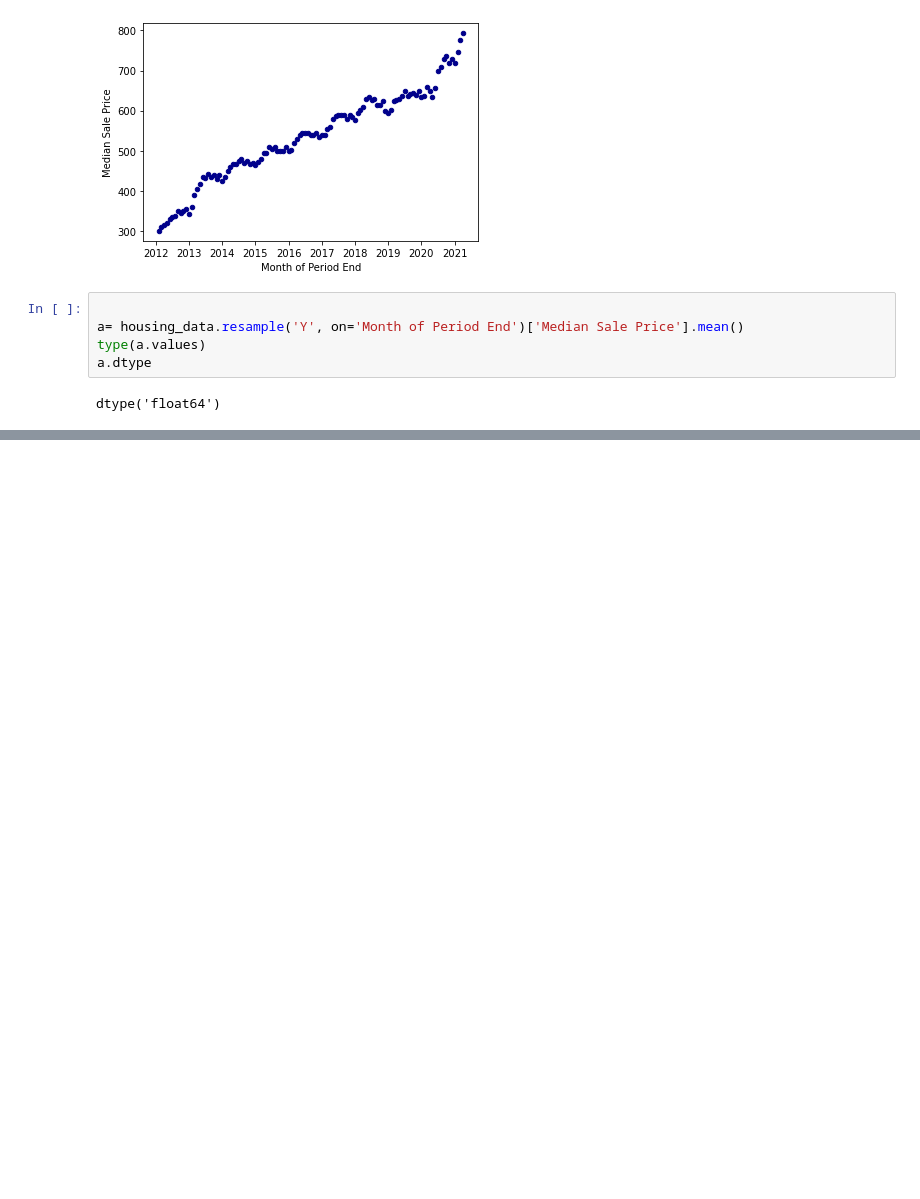
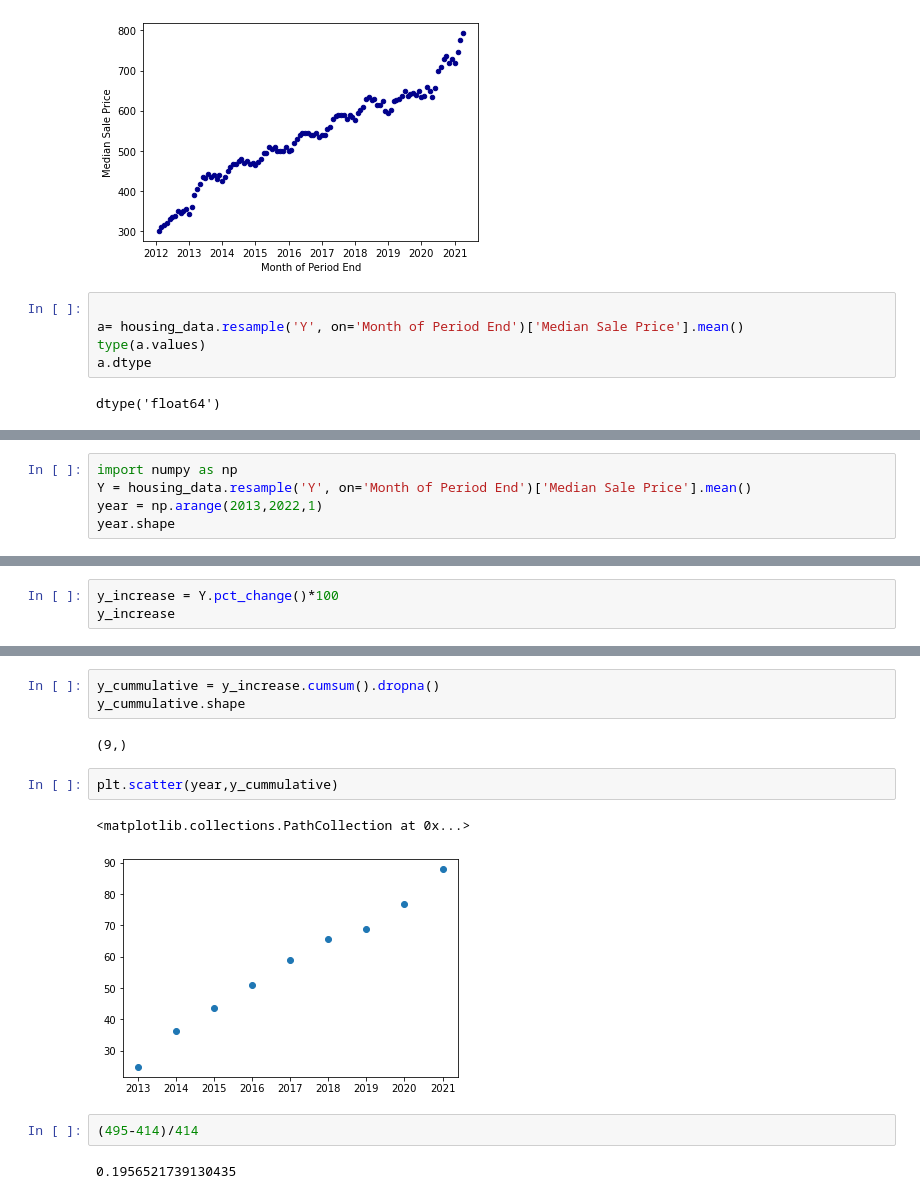
Before and after one commit to harikapeddi/Los_Angeles_Data_Project1, a Jupyter notebook: Housing.ipynb, the cells around one changed output, grey strips where cells are left out. Drawn from its saved outputs; the diff is of its cells as text; blank space fills up the shorter version.

```diff
--- a/Housing.ipynb
+++ b/Housing.ipynb
@@ -72,0 +69,5 @@ TypeError: bar() missing 1 required positional argument: 'x'
+# %%
+import numpy as np
+Y = housing_data.resample('Y', on='Month of Period End')['Median Sale Price'].mean()
+year = np.arange(2013,2022,1)
+year.shape
@@ -72,0 +76,3 @@ TypeError: bar() missing 1 required positional argument: 'x'
+# %%
+y_increase = Y.pct_change()*100
+y_increase
@@ -72,0 +92,14 @@ TypeError: bar() missing 1 required positional argument: 'x'
+# %%
+y_cummulative = y_increase.cumsum().dropna()
+y_cummulative.shape
+# %% [output]
+(9,)
+# %%
+plt.scatter(year,y_cummulative)
+# %% [output]
+<matplotlib.collections.PathCollection at 0x...>
+[figure, added]
+# %%
+(495-414)/414
+# %% [output]
+0.1956521739130435
```
Also changed, not shown: parts of 4 cells of this notebook, 1 other file.
